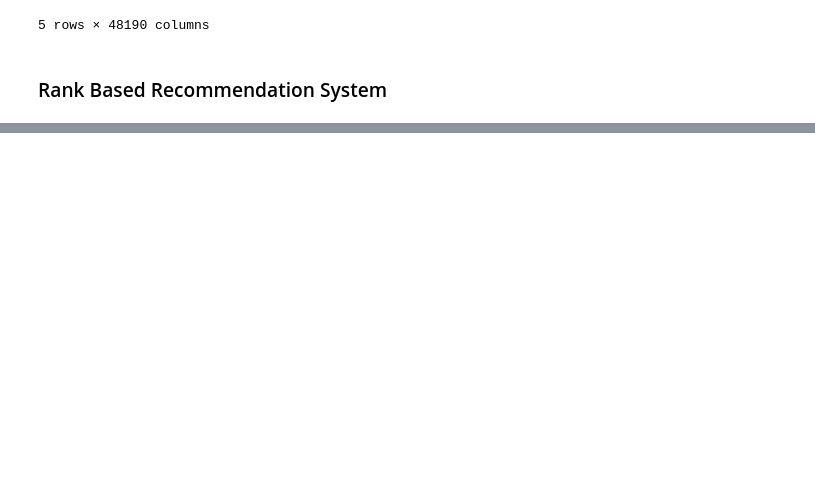
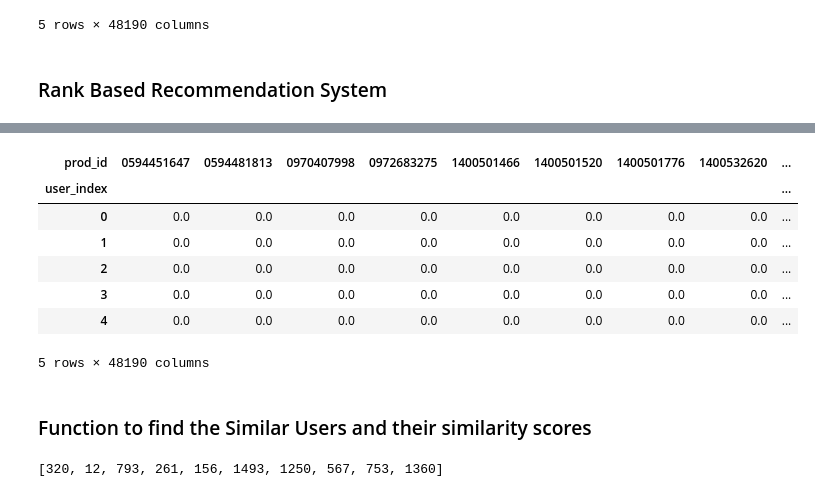
Before and after one commit to Ritik-in-Tech/Recommendation-System-for-Ecommerce, a Jupyter notebook: rank_based_prediction.ipynb, the cells around one changed output, grey strips where cells are left out. Drawn from its saved outputs; the diff is of its cells as text; code cells hidden in the pictures; blank space fills up the shorter version.

```diff
--- a/rank_based_prediction.ipynb
+++ b/rank_based_prediction.ipynb
@@ -180,0 +242,16 @@ TypeError: agg function failed [how->mean,dtype->object]
+# %%
+final_new_database['user_index']=np.arange(0, final_new_database.shape[0])
+final_new_database.set_index(['user_index'],inplace=True)
+
+final_new_database.head()
+# %% [output]
+| prod_id | 0594451647 | 0594481813 | 0970407998 | 0972683275 | 1400501466 | 1400501520 | 1400501776 | 1400532620 | ... |
+| user_index |  |  |  |  |  |  |  |  | ... |
+| 0 | 0.0 | 0.0 | 0.0 | 0.0 | 0.0 | 0.0 | 0.0 | 0.0 | ... |
+| 1 | 0.0 | 0.0 | 0.0 | 0.0 | 0.0 | 0.0 | 0.0 | 0.0 | ... |
+| 2 | 0.0 | 0.0 | 0.0 | 0.0 | 0.0 | 0.0 | 0.0 | 0.0 | ... |
+| 3 | 0.0 | 0.0 | 0.0 | 0.0 | 0.0 | 0.0 | 0.0 | 0.0 | ... |
+| 4 | 0.0 | 0.0 | 0.0 | 0.0 | 0.0 | 0.0 | 0.0 | 0.0 | ... |
+5 rows × 48190 columns
+# %% [markdown]
+### Function to find the Similar Users and their similarity scores
@@ -180,0 +281,4 @@ TypeError: agg function failed [how->mean,dtype->object]
+# %%
+similar
+# %% [output]
+[320, 12, 793, 261, 156, 1493, 1250, 567, 753, 1360]
```
Also changed, not shown: parts of 15 cells of this notebook.
